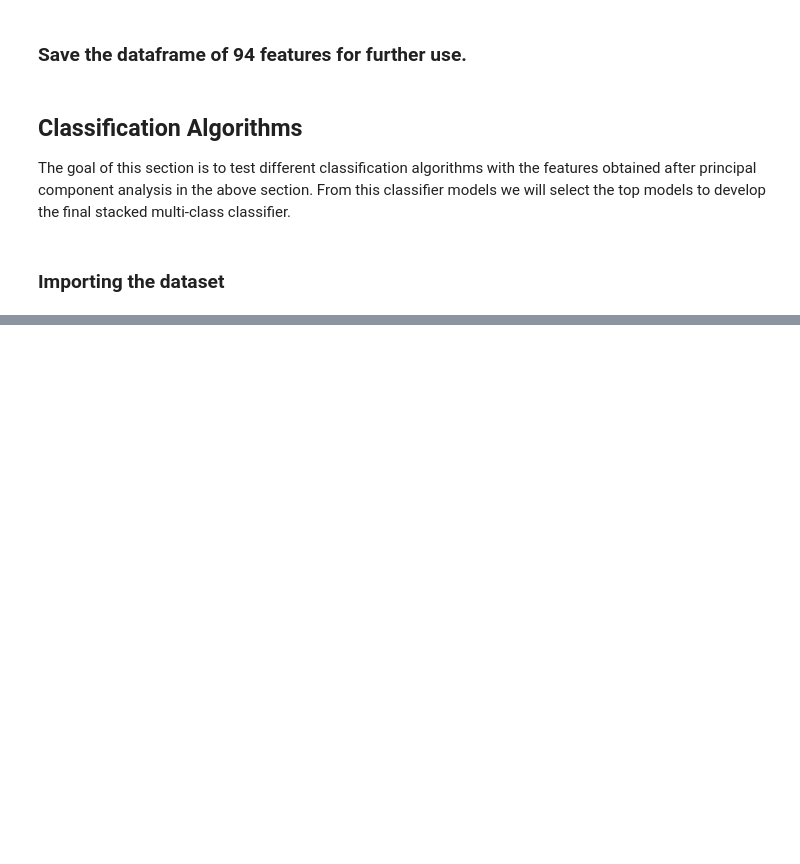
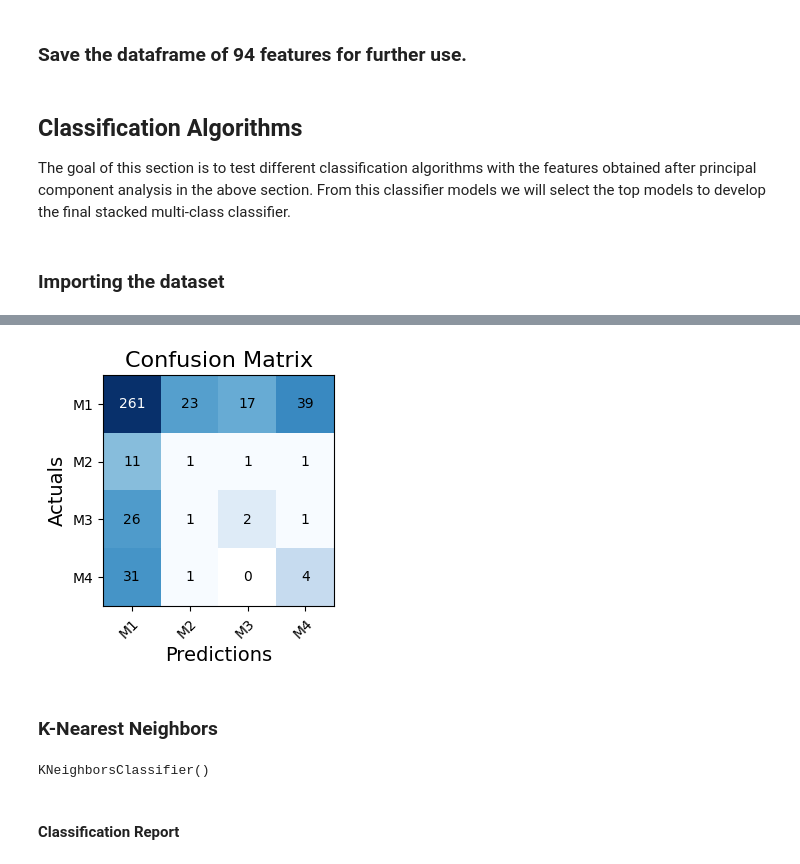
Before and after one commit to himanshu131098/Authentication-Security, a Jupyter notebook: Project_ME8813_2.ipynb, the cells around one changed output, grey strips where cells are left out. Cells and saved outputs as stored; diff of their text form; code cells hidden in the pictures; blank space fills up the shorter version.

Commit message:
Classification Models

```diff
--- a/Project_ME8813_2.ipynb
+++ b/Project_ME8813_2.ipynb
@@ -246,5 +282,6 @@ The goal of this section is to test different classification algorithms with the
 # %% [markdown]
 ### Importing the dataset
 # %%
-X = pd.read_csv('pca_feat.csv')
-y = pd.read_csv('y_data.csv')
+X = pd.read_csv('pca_feat_x.csv')
+y = pd.read_csv('pca_feat_y.csv')
+y = y.iloc[:,-1]
@@ -250,0 +298,2 @@ y = pd.read_csv('y_data.csv')
+# %%
+X_train, X_test, y_train, y_test = train_test_split(X, y, test_size = 0.20, random_state = 0)
@@ -250,0 +302,3 @@ y = pd.read_csv('y_data.csv')
+# %%
+classifier = DecisionTreeClassifier(criterion='entropy', random_state=0)
+classifier.fit(X_train, y_train)
@@ -250,0 +309,2 @@ y = pd.read_csv('y_data.csv')
+# %%
+y_pred = classifier.predict(X_test)
@@ -250,0 +324,23 @@ y = pd.read_csv('y_data.csv')
+# %%
+conf_matrix = confusion_matrix(y_test, y_pred)
+class_names = ['M1', 'M2', 'M3', 'M4']
+fig, ax = plot_confusion_matrix(conf_mat=conf_matrix,
+                                figsize=(3, 3),
+                                norm_colormap=LogNorm() ,
+                                class_names=class_names,
+                                )
+plt.xlabel('Predictions', fontsize=14)
+plt.ylabel('Actuals', fontsize=14)
+plt.title('Confusion Matrix', fontsize=16)
+plt.show()
+# %% [output]
+[figure, added]
+# %% [markdown]
+### K-Nearest Neighbors
+# %%
+knn = KNeighborsClassifier(n_neighbors=5)
+knn.fit(X_train,y_train)
+# %% [output]
+KNeighborsClassifier()
+# %% [markdown]
+#### Classification Report
```
Also changed, not shown: parts of 42 cells of this notebook.
